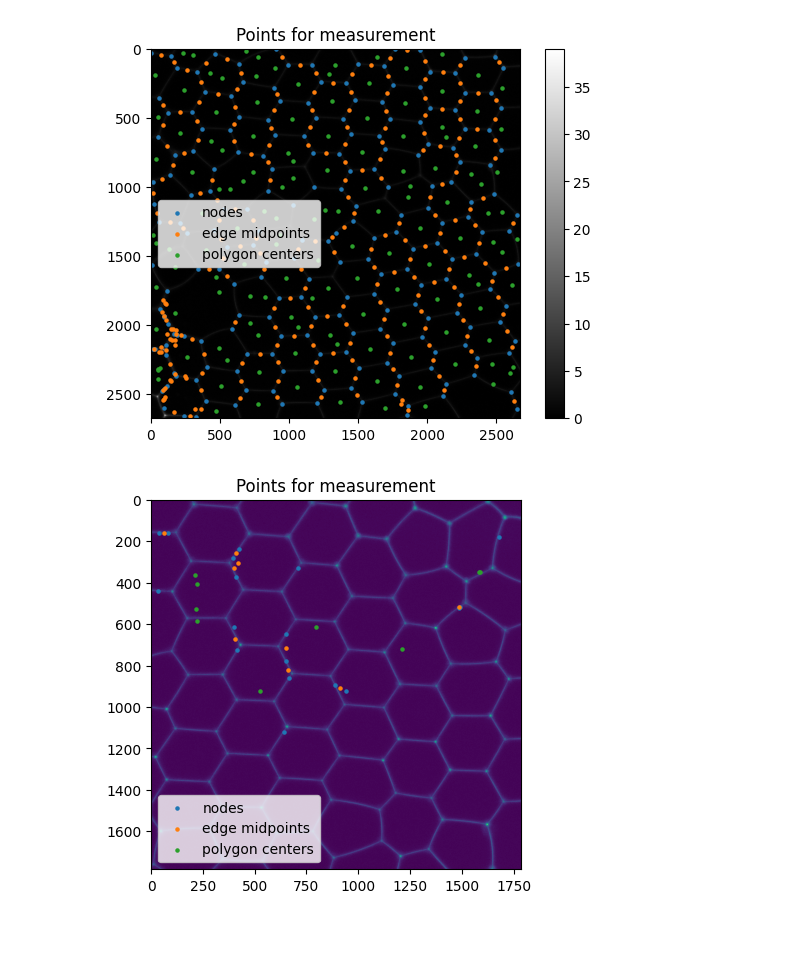
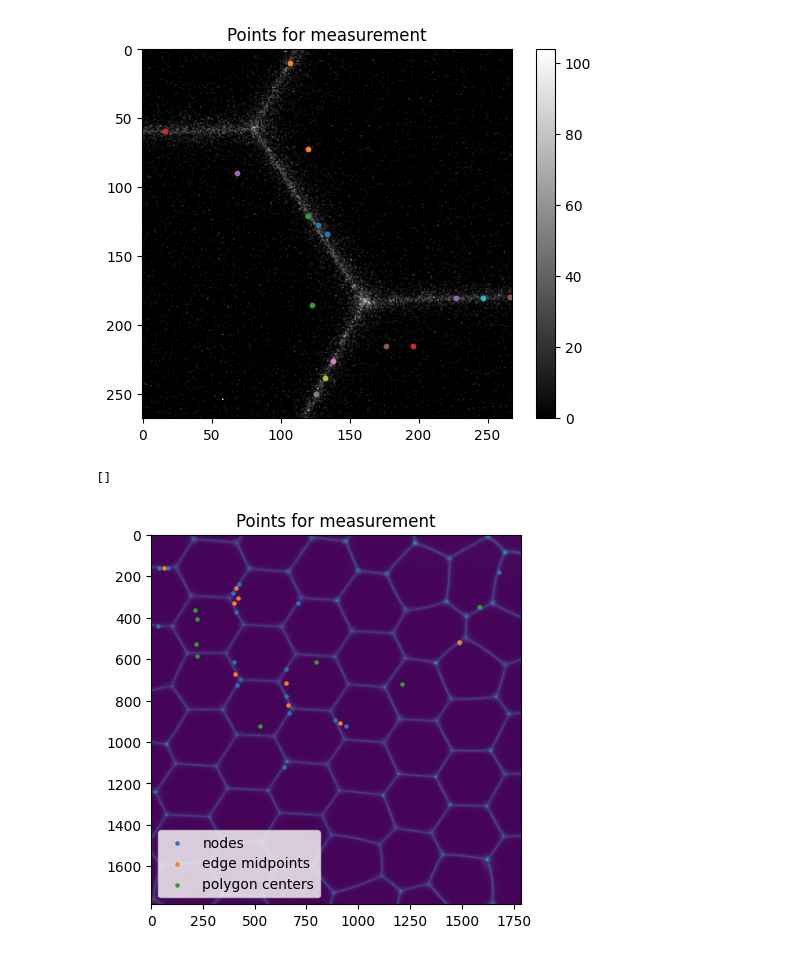
Before and after one commit to antonilis/ZeissAutomation, a Jupyter notebook: image_preprocessing/image_visualizer.ipynb, the cells around one changed output. Drawn from its saved outputs; the diff is of its cells as text; code cells hidden in the pictures.

Commit message:
Better structure and more information in the saving measurement points with their ID and timestamps

```diff
--- a/image_preprocessing/image_visualizer.ipynb
+++ b/image_preprocessing/image_visualizer.ipynb
@@ -27,7 +43,6 @@ def get_mesh_nodes(image, ratio=1):
     return centroids
 # %%
 def visualize_results(ZIP_object):
-
 
     plt.imshow(ZIP_object.image_to_analyze, cmap='gray')
 
@@ -35,12 +50,9 @@ def visualize_results(ZIP_object):
     meas_points = ZIP_object.not_scaled_points
 
 
-    for point_type in meas_points.keys():
+    for item in meas_points:
 
-        points = meas_points[point_type]
+        point = item['position']
+        plt.scatter(point[0], point[1], s=10)
 
-        plt.scatter(points[:, 0], points[:, 1], s=5, label=point_type)
-
-
-    plt.legend()
     plt.title('Points for measurement')
@@ -47,4 +142,4 @@ def visualize_results(ZIP_object):
 # %%
-main_path = '01092025-onchip-3rd'
+main_path = 'czi_files/01092025-onchip-3rd'
 files = [f for f in os.listdir(main_path) if f.lower().endswith('.czi')]
 directions = [os.path.join(main_path, file_path) for file_path in files]
@@ -64,5 +146,5 @@ directions
 # %%
-obj1 = ZeissImageProcessor(directions[0])
+obj1 = ZeissImageProcessor(directions[6], chosen_analysis='hexagonal')
 visualize_results(obj1)
 # %% [output]
-[figure, old version]
+[figure, new version]
@@ -69,3 +153,7 @@ visualize_results(obj1)
+# %%
+points_list
+# %% [output]
+[]
 # %%
 obj2 = ZeissImageProcessor(directions[1])
 visualize_results(obj2)
```
Also changed, not shown: parts of 21 cells of this notebook, 3 other files.
